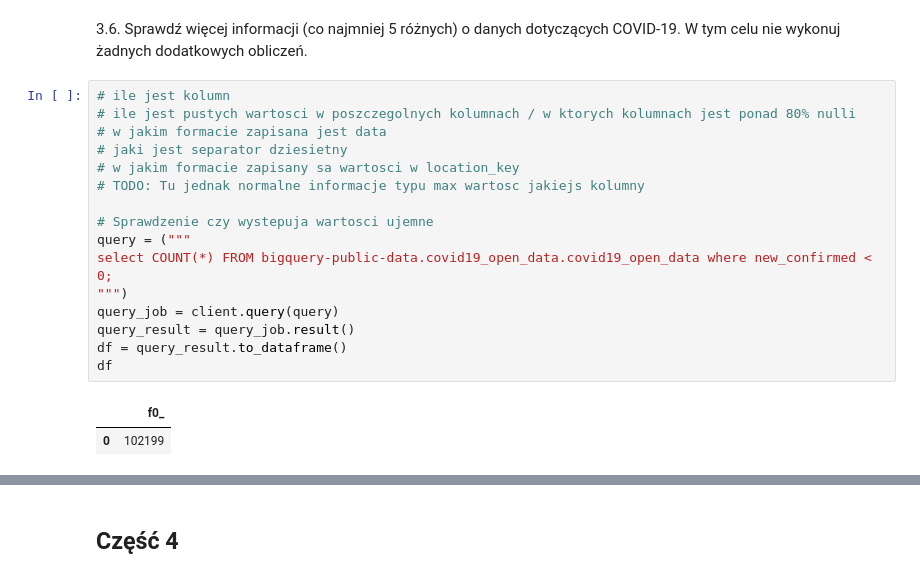
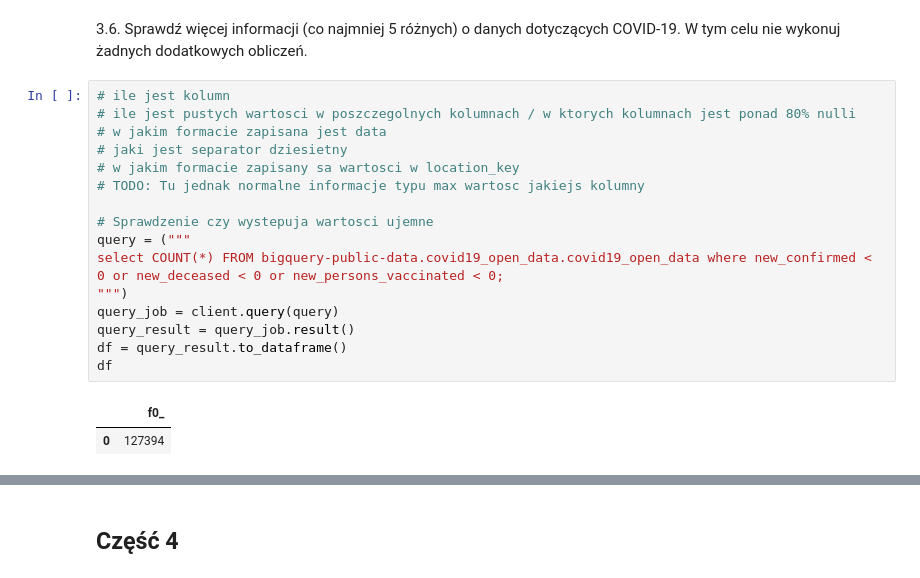
Before and after one commit to JakubKaczmarek5764/BigData1, a Jupyter notebook: main.ipynb, the cells around one changed output, grey strips where cells are left out. Cells and saved outputs as stored; diff of their text form.

```diff
--- a/main.ipynb
+++ b/main.ipynb
@@ -149,19 +149,19 @@ df
 # %%
 # ile jest kolumn
 # ile jest pustych wartosci w poszczegolnych kolumnach / w ktorych kolumnach jest ponad 80% nulli
 # w jakim formacie zapisana jest data
 # jaki jest separator dziesietny
 # w jakim formacie zapisany sa wartosci w location_key
 # TODO: Tu jednak normalne informacje typu max wartosc jakiejs kolumny
 
 # Sprawdzenie czy wystepuja wartosci ujemne
 query = ("""
-select COUNT(*) FROM bigquery-public-data.covid19_open_data.covid19_open_data where new_confirmed < 0;
+select COUNT(*) FROM bigquery-public-data.covid19_open_data.covid19_open_data where new_confirmed < 0 or new_deceased < 0 or new_persons_vaccinated < 0;
 """)
 query_job = client.query(query)
 query_result = query_job.result()
 df = query_result.to_dataframe()
 df
 # %% [output]
 |  | f0_ |
-| 0 | 102199 |
+| 0 | 127394 |
```
Also changed, not shown: parts of 4 cells of this notebook.
